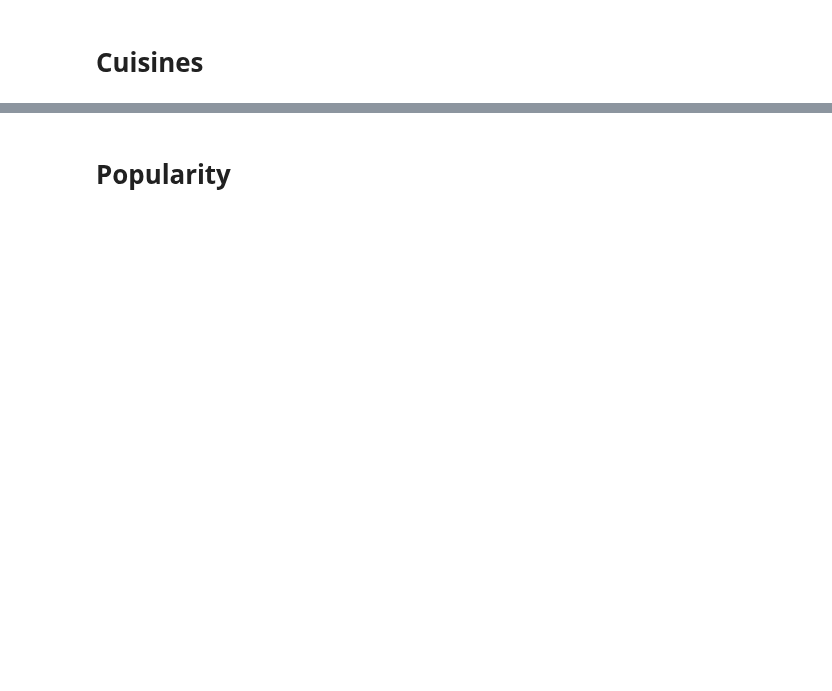
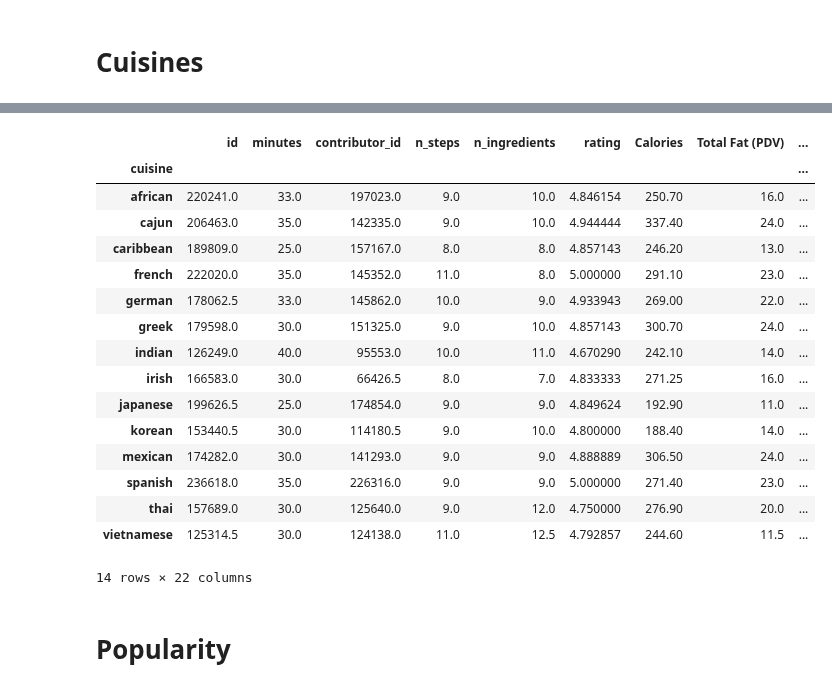
Before and after one commit to alyssahondrade/Project1, a Jupyter notebook: recipe_visualisations.ipynb, the cells around one changed output, grey strips where cells are left out. Cells and saved outputs as stored; diff of their text form; code cells hidden in the pictures; blank space fills up the shorter version.

```diff
--- a/recipe_visualisations.ipynb
+++ b/recipe_visualisations.ipynb
@@ -265,0 +320,18 @@ for index, row in percent_df.iterrows():
+# %%
+cuisine_df['latitude'] = latitudes
+cuisine_df['longitude'] = longitudes
+cuisine_df
+
+cuisine_map = cuisine_df.hvplot.points(
+    'longitude',
+    'latitude',
+    color = 'rating',
+    # cmap = ['purple', 'red'],
+    size = 'wws_points',
+    scale = 30,
+    alpha = 0.3,
+    geo = True,
+    tiles = "CartoLight",
+    frame_width = 1000,
+    frame_height = 800)
+cuisine_map
@@ -266,2 +340,22 @@ for index, row in percent_df.iterrows():
+# %%
+cuisine_df
+# %% [output]
+|  | id | minutes | contributor_id | n_steps | n_ingredients | rating | Calories | Total Fat (PDV) | ... |
+| cuisine |  |  |  |  |  |  |  |  | ... |
+| african | 220241.0 | 33.0 | 197023.0 | 9.0 | 10.0 | 4.846154 | 250.70 | 16.0 | ... |
+| cajun | 206463.0 | 35.0 | 142335.0 | 9.0 | 10.0 | 4.944444 | 337.40 | 24.0 | ... |
+| caribbean | 189809.0 | 25.0 | 157167.0 | 8.0 | 8.0 | 4.857143 | 246.20 | 13.0 | ... |
+| french | 222020.0 | 35.0 | 145352.0 | 11.0 | 8.0 | 5.000000 | 291.10 | 23.0 | ... |
+| german | 178062.5 | 33.0 | 145862.0 | 10.0 | 9.0 | 4.933943 | 269.00 | 22.0 | ... |
+| greek | 179598.0 | 30.0 | 151325.0 | 9.0 | 10.0 | 4.857143 | 300.70 | 24.0 | ... |
+| indian | 126249.0 | 40.0 | 95553.0 | 10.0 | 11.0 | 4.670290 | 242.10 | 14.0 | ... |
+| irish | 166583.0 | 30.0 | 66426.5 | 8.0 | 7.0 | 4.833333 | 271.25 | 16.0 | ... |
+| japanese | 199626.5 | 25.0 | 174854.0 | 9.0 | 9.0 | 4.849624 | 192.90 | 11.0 | ... |
+| korean | 153440.5 | 30.0 | 114180.5 | 9.0 | 10.0 | 4.800000 | 188.40 | 14.0 | ... |
+| mexican | 174282.0 | 30.0 | 141293.0 | 9.0 | 9.0 | 4.888889 | 306.50 | 24.0 | ... |
+| spanish | 236618.0 | 35.0 | 226316.0 | 9.0 | 9.0 | 5.000000 | 271.40 | 23.0 | ... |
+| thai | 157689.0 | 30.0 | 125640.0 | 9.0 | 12.0 | 4.750000 | 276.90 | 20.0 | ... |
+| vietnamese | 125314.5 | 30.0 | 124138.0 | 11.0 | 12.5 | 4.792857 | 244.60 | 11.5 | ... |
+14 rows × 22 columns
 # %% [markdown]
 # Popularity
```
Also changed, not shown: parts of 16 cells of this notebook, 17 other files.
